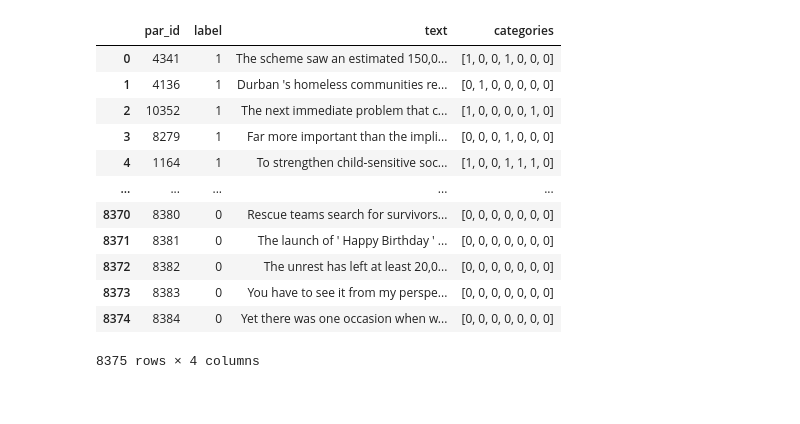
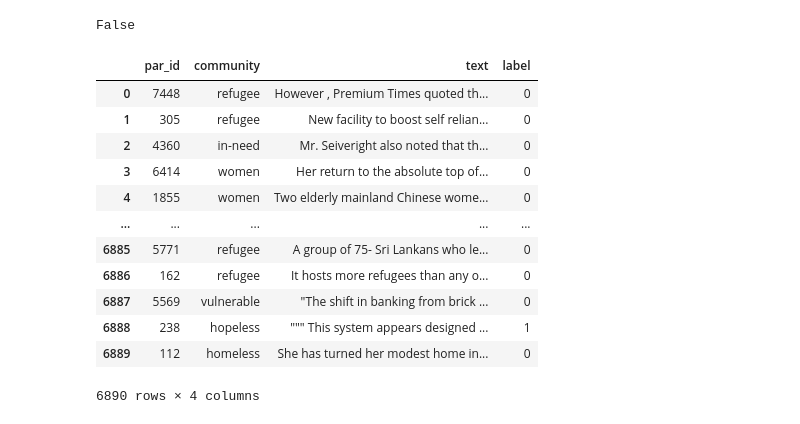
Before and after one commit to AggelosRag/NLP-for-Patronizing-Content-Prediction, a Jupyter notebook: baseline.ipynb, the cells around one changed output. Cells and saved outputs as stored; diff of their text form; code cells hidden in the pictures.

```diff
--- a/baseline.ipynb
+++ b/baseline.ipynb
@@ -348,21 +292,0 @@ trdf2
-# %%
-# concat trdf1 and trdf2
-
-new_df = pd.merge(trdf1, trdf2, on='par_id')
-new_df = new_df.drop(['community', 'text_x'], axis=1)
-new_df = new_df.rename(columns = {'text_y': 'text', 'label_y': 'categories', 'label_x': 'label'})
-new_df
-# %% [output]
-|  | par_id | label | text | categories |
-| 0 | 4341 | 1 | The scheme saw an estimated 150,0... | [1, 0, 0, 1, 0, 0, 0] |
-| 1 | 4136 | 1 | Durban 's homeless communities re... | [0, 1, 0, 0, 0, 0, 0] |
-| 2 | 10352 | 1 | The next immediate problem that c... | [1, 0, 0, 0, 0, 1, 0] |
-| 3 | 8279 | 1 | Far more important than the impli... | [0, 0, 0, 1, 0, 0, 0] |
-| 4 | 1164 | 1 | To strengthen child-sensitive soc... | [1, 0, 0, 1, 1, 1, 0] |
-| ... | ... | ... | ... | ... |
-| 8370 | 8380 | 0 | Rescue teams search for survivors... | [0, 0, 0, 0, 0, 0, 0] |
-| 8371 | 8381 | 0 | The launch of ' Happy Birthday ' ... | [0, 0, 0, 0, 0, 0, 0] |
-| 8372 | 8382 | 0 | The unrest has left at least 20,0... | [0, 0, 0, 0, 0, 0, 0] |
-| 8373 | 8383 | 0 | You have to see it from my perspe... | [0, 0, 0, 0, 0, 0, 0] |
-| 8374 | 8384 | 0 | Yet there was one occasion when w... | [0, 0, 0, 0, 0, 0, 0] |
-8375 rows × 4 columns
@@ -371,0 +293,24 @@ new_df.to_csv(path+'/trdf1_categories.csv', index=False, encoding='utf-8')
+# %%
+#Check that the augmented dataframe correctly contains the majority class as well
+
+is_all_ones = (augmented_back_tr_030['label'] == 1).all()
+print(is_all_ones)
+# %% [output]
+False
+# %%
+augmented_back_tr_030 = training_set1.sample(frac=1).reset_index(drop=True)
+augmented_back_tr_030
+# %% [output]
+|  | par_id | community | text | label |
+| 0 | 7448 | refugee | However , Premium Times quoted th... | 0 |
+| 1 | 305 | refugee | New facility to boost self relian... | 0 |
+| 2 | 4360 | in-need | Mr. Seiveright also noted that th... | 0 |
+| 3 | 6414 | women | Her return to the absolute top of... | 0 |
+| 4 | 1855 | women | Two elderly mainland Chinese wome... | 0 |
+| ... | ... | ... | ... | ... |
+| 6885 | 5771 | refugee | A group of 75- Sri Lankans who le... | 0 |
+| 6886 | 162 | refugee | It hosts more refugees than any o... | 0 |
+| 6887 | 5569 | vulnerable | "The shift in banking from brick ... | 0 |
+| 6888 | 238 | hopeless | """ This system appears designed ... | 1 |
+| 6889 | 112 | homeless | She has turned her modest home in... | 0 |
+6890 rows × 4 columns
```
Also changed, not shown: parts of 79 cells of this notebook.
